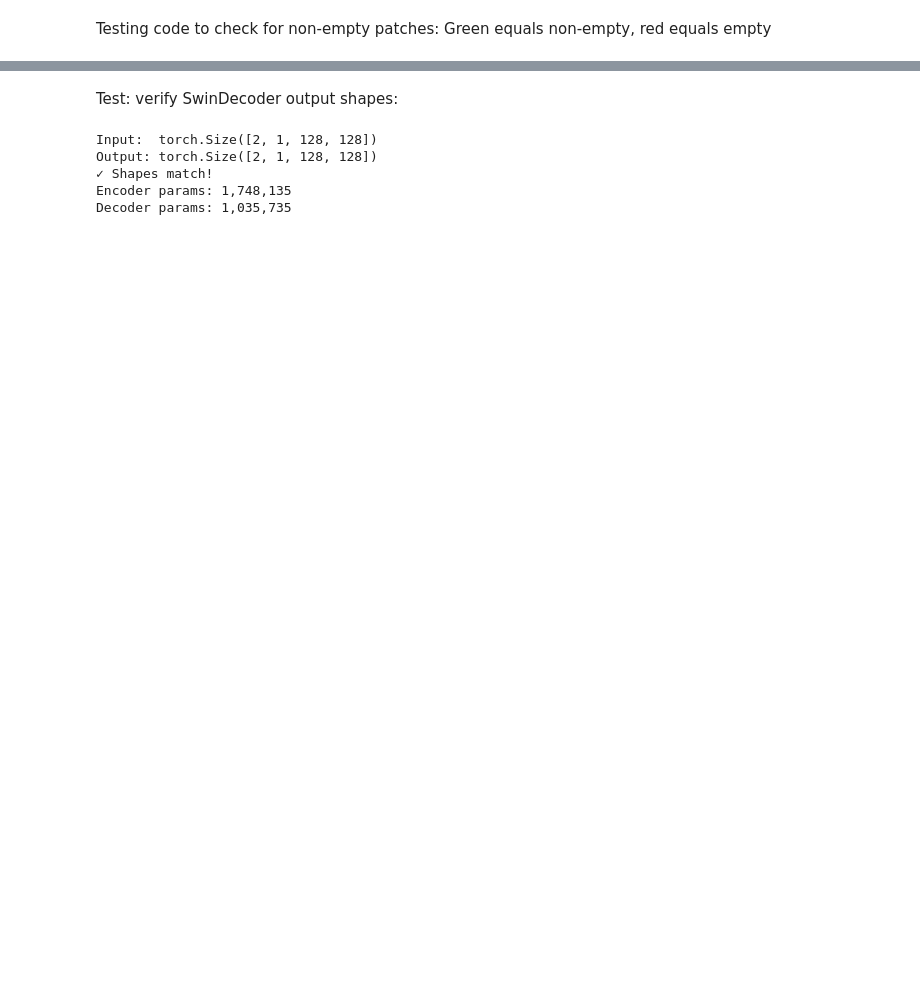
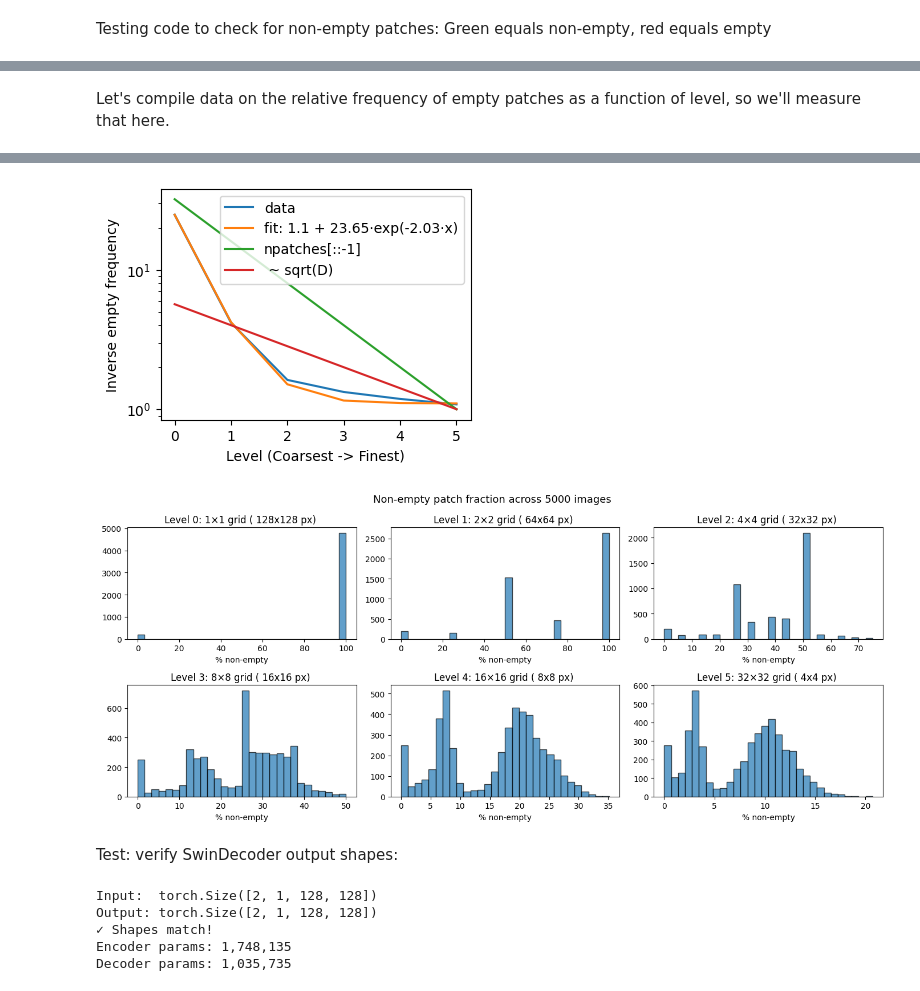
Before and after one commit to drscotthawley/midi-rae, a Jupyter notebook: nbs/10_swin.ipynb, the cells around one changed output, grey strips where cells are left out. Cells and saved outputs as stored; diff of their text form; code cells hidden in the pictures; blank space fills up the shorter version.

```diff
--- a/nbs/10_swin.ipynb
+++ b/nbs/10_swin.ipynb
@@ -333,0 +347,77 @@ Finished loading.
+# %% [markdown]
+Let's compile data on the relative frequency of empty patches as a function of level, so we'll measure that here.
+# %%
+#| eval: false
+import torch, torch.nn.functional as F, numpy as np, matplotlib.pyplot as plt
+from midi_rae.data import PRPairDataset
+from midi_rae.swin import SwinEncoder
+
+ds = PRPairDataset(split='train')
+enc = SwinEncoder(img_height=128, img_width=128)
+gh, gw = enc.grid_size
+
+N = min(5000, len(ds))
+nlevels = int(np.log(gh)/np.log(2)+1)
+print("gh = ",gh, ", nlevels = ",nlevels)
+
+# Collect non-empty fractions per level
+#level_fracs = {i: [] for i in range(nlevels)}   # TODO: make this a list instead of a level-keyed dict
+level_fracs = [[] for _ in range(nlevels)]
+
+
+for idx in range(N):
+    img = ds[idx]['img2'][:1].unsqueeze(0)  # (1,1,128,128)
+    ne = enc._compute_non_empty(img)[0].reshape(1, 1, gh, gw).float()
+
+    for lvl in range(nlevels):
+        g = ne.shape[-1]
+        frac = ne[0, 0].mean().item()  # fraction non-empty
+        level_fracs[nlevels - 1 - lvl].append(frac)
+        if g > 1: ne = F.max_pool2d(ne, 2)
+
+# Summary table
+print(f"\nStats on non-empty patches per level:")
+print(f"{'Level':>6} {'Grid':>6} {'Patch':>8} {'Mean%':>7} {'Std%':>6} {'Min%':>6} {'Max%':>6}")
+for lvl in range(nlevels):
+    g = 2**lvl       # 1, 2, 4, 8, 16, 32
+    p = 128 // g
+    arr = np.array(level_fracs[lvl]) * 100
+    print(f"{lvl:>6} {f'{g}x{g}':>6} {f'{p}x{p}':>8} {arr.mean():>6.1f}% {arr.std():>5.1f}% {arr.min():>5.1f}% {arr.max():>5.1f}%")
+
+# graph inv mean freq per level for empties
+from scipy.optimize import curve_fit
+
+data = [1/(1-np.mean(level_fracs[i])) for i in range(nlevels)]
+c = 1.1
+fit_fn = lambda x, a, b: c + a * np.exp(b * x)
+(a, b), _ = curve_fit(fit_fn, np.arange(nlevels), data)
+fit = fit_fn(np.arange(nlevels), a, b)
+print(f"a, b = {a}, {b}")
+plt.figure(figsize=(4,3))
+plt.semilogy(data, label='data')
+plt.semilogy(fit, label=f'fit: {c} + {a:.2f}·exp({b:.2f}·x)')
+npatches = 2**np.arange(nlevels)
+print('npatches =',npatches)
+plt.semilogy(npatches[::-1], label='npatches[::-1]')
+emb_dims = 8 * 2**np.arange(nlevels)[::-1]
+print("emb_dims = ",emb_dims)
+plt.semilogy(np.sqrt(emb_dims)/np.sqrt(emb_dims[-1]), label=' ~ sqrt(D)')
+plt.xlabel("Level (Coarsest -> Finest)")
+plt.ylabel("Inverse empty frequency")
+plt.legend()
+plt.show()
+
+
+# Histograms
+fig, axes = plt.subplots(int(np.ceil(nlevels/3)), 3, figsize=(14, 6))
+axes = axes.flat
+for lvl in range(nlevels):
+    g = 2**lvl
+    p = 128 // g
+    axes[lvl].hist(np.array(level_fracs[lvl]) * 100, bins=30, edgecolor='black', alpha=0.7)
+    axes[lvl].set_title(f'Level {lvl}: {g}×{g} grid ( {p}x{p} px) ')
+    axes[lvl].set_xlabel('% non-empty')
+plt.suptitle(f'Non-empty patch fraction across {N} images', fontsize=13)
+plt.tight_layout()
+plt.show()
+# %% [output]
@@ -334,3 +439,5 @@ Finished loading.
+[figure, added]
+[figure, added]
 # %%
 #| export
 class PixelShuffleHead(nn.Module):
```
Also changed, not shown: parts of 4 cells of this notebook, 12 other files.
